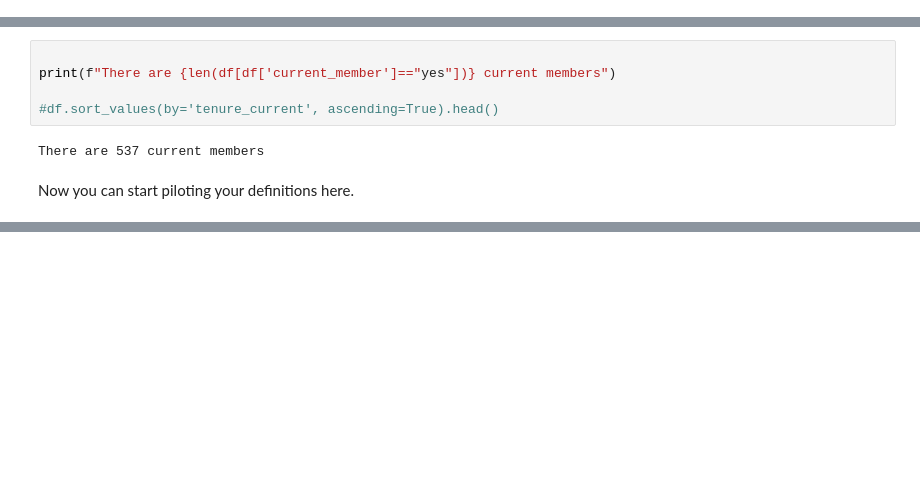
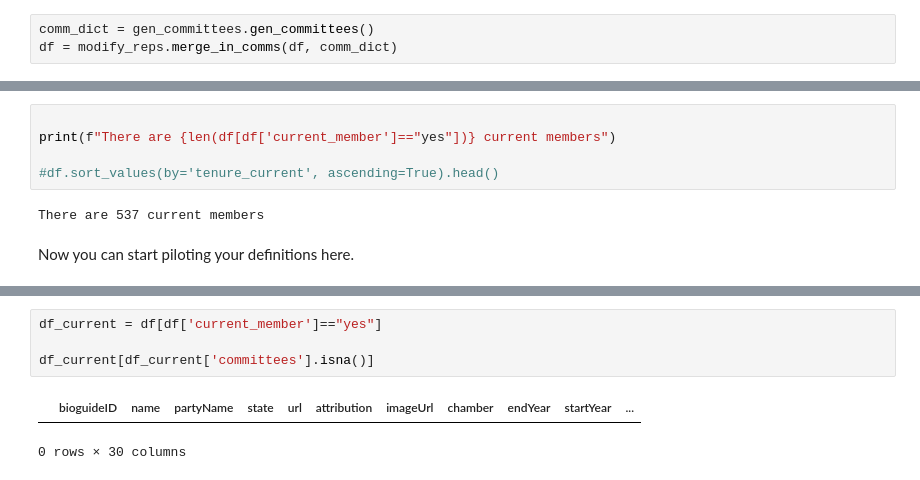
Before and after one commit to madisonbma/policards, a Jupyter notebook: test_mod_reps.ipynb, the cells around one changed output, grey strips where cells are left out. Cells and saved outputs as stored; diff of their text form; blank space fills up the shorter version.

Commit message:
Committee in pipeline, FEC implemented but not in

```diff
--- a/test_mod_reps.ipynb
+++ b/test_mod_reps.ipynb
@@ -45,2 +65,5 @@ After processing, there are 0 na endYears
 # %% [markdown]
 Now for some stats, for your reference:
+# %%
+comm_dict = gen_committees.gen_committees()
+df = modify_reps.merge_in_comms(df, comm_dict)
@@ -71,0 +100,7 @@ temp.head()
+# %%
+df_current = df[df['current_member']=="yes"]
+
+df_current[df_current['committees'].isna()]
+# %% [output]
+|  | bioguideID | name | partyName | state | url | attribution | imageUrl | chamber | endYear | startYear | ... |
+0 rows × 30 columns
```
Also changed, not shown: parts of 8 cells of this notebook, 28 other files.
